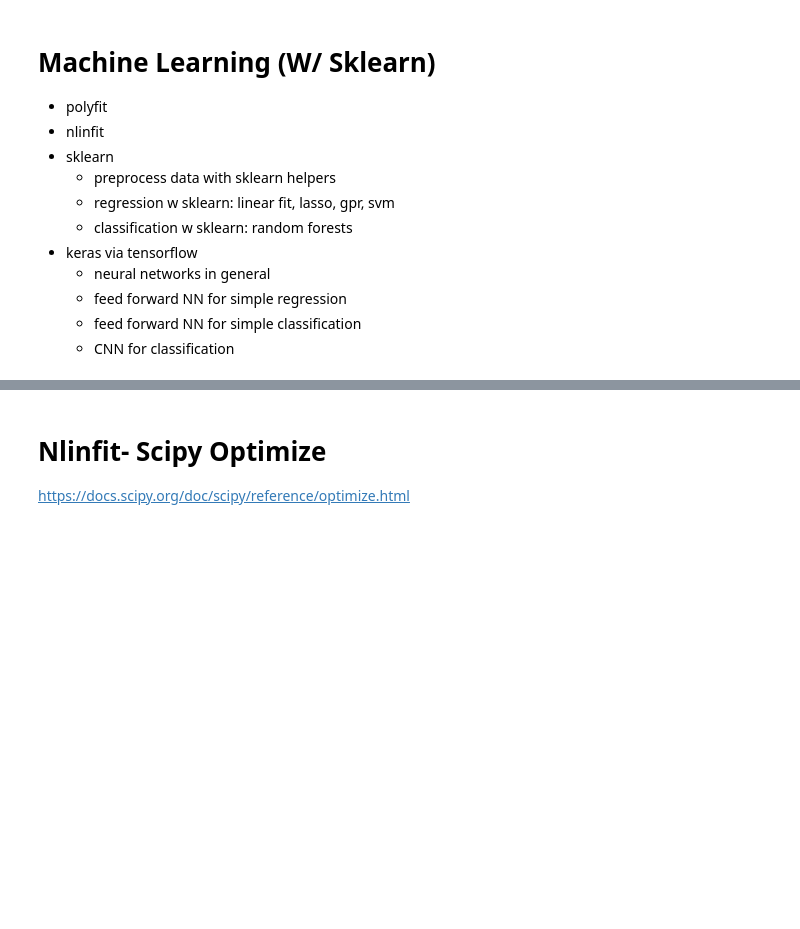
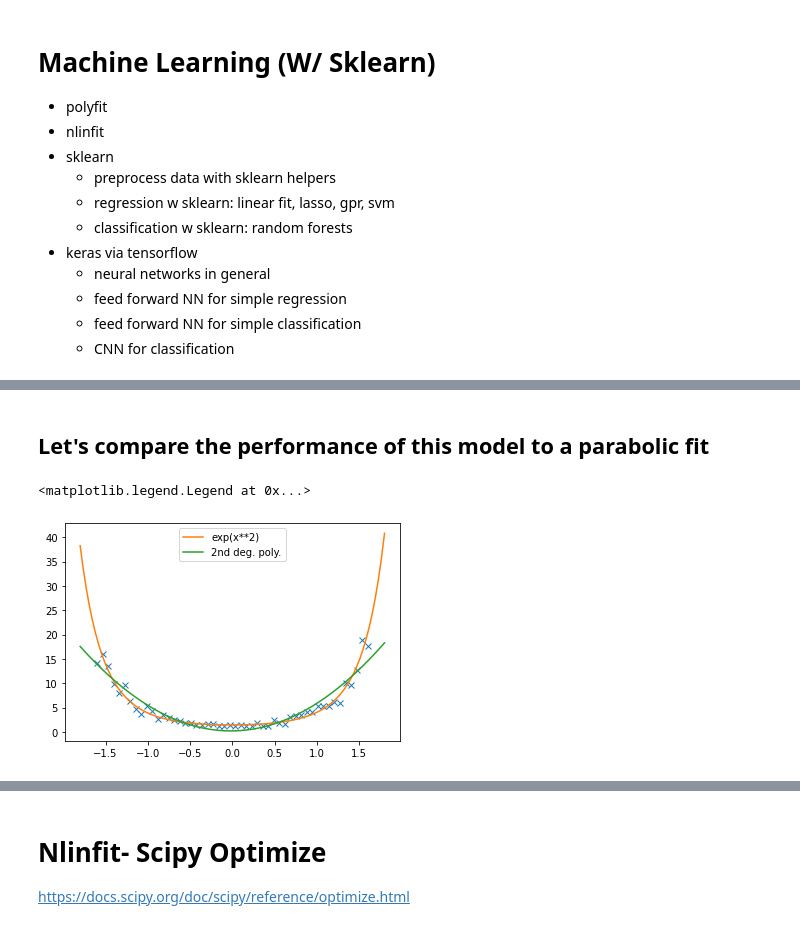
Before and after one commit to jcartus/PythonCourse, a Jupyter notebook: 07_MachineLearning.ipynb, the cells around one changed output, grey strips where cells are left out. Cells and saved outputs as stored; diff of their text form; code cells hidden in the pictures; blank space fills up the shorter version.

```diff
--- a/07_MachineLearning.ipynb
+++ b/07_MachineLearning.ipynb
@@ -63,0 +79,13 @@ array([0.70075949, 0.03741707, 0.4022365 ])
+# %% [markdown]
+## Let's compare the performance of this model to a parabolic fit
+# %%
+t = np.linspace(-1.8, 1.8, 100)
+
+plt.plot(x, y, "x")
+plt.plot(t, np.exp(np.polyval(p, t)), "-", label="exp(x**2)")
+plt.plot(t, np.polyval(np.polyfit(x, y, deg=2), t), "-", label="2nd deg. poly.")
+
+plt.legend()
+# %% [output]
+<matplotlib.legend.Legend at 0x...>
+[figure, added]
```
Also changed, not shown: parts of 21 cells of this notebook.
